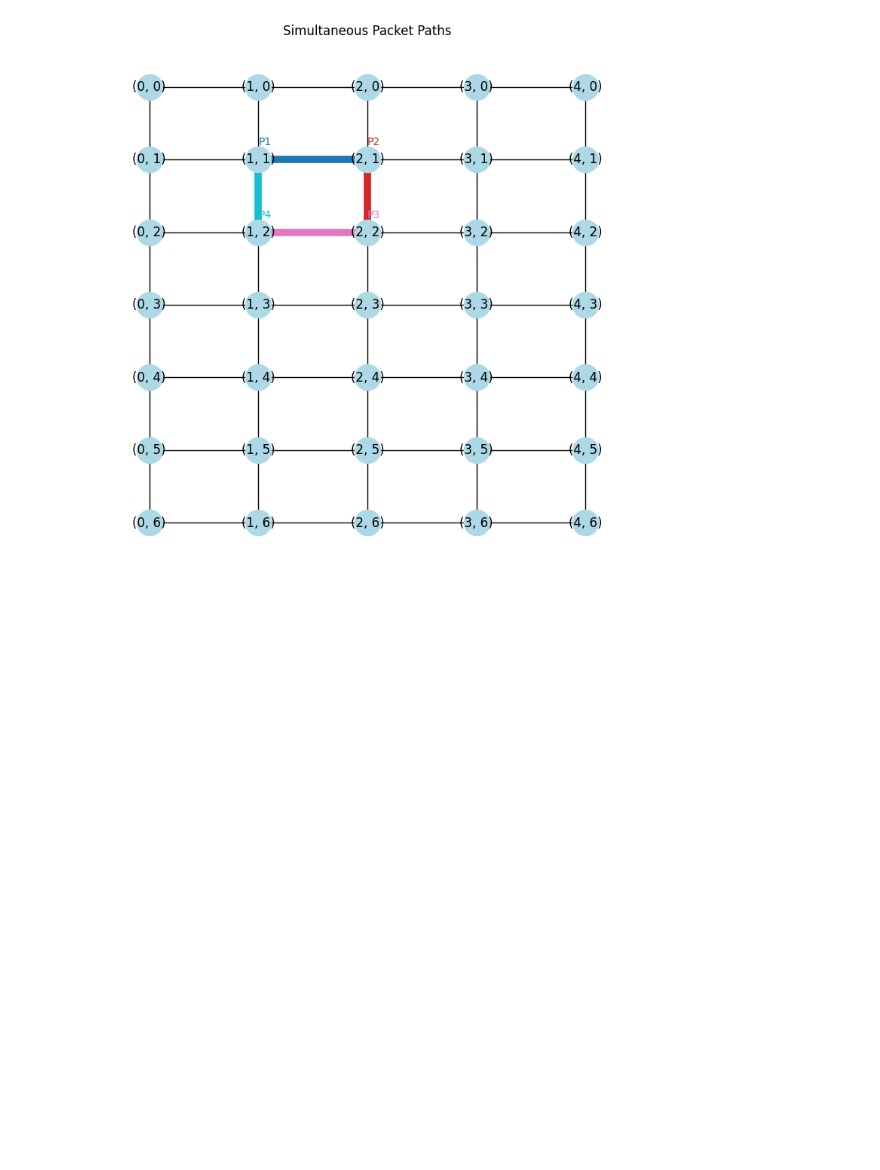
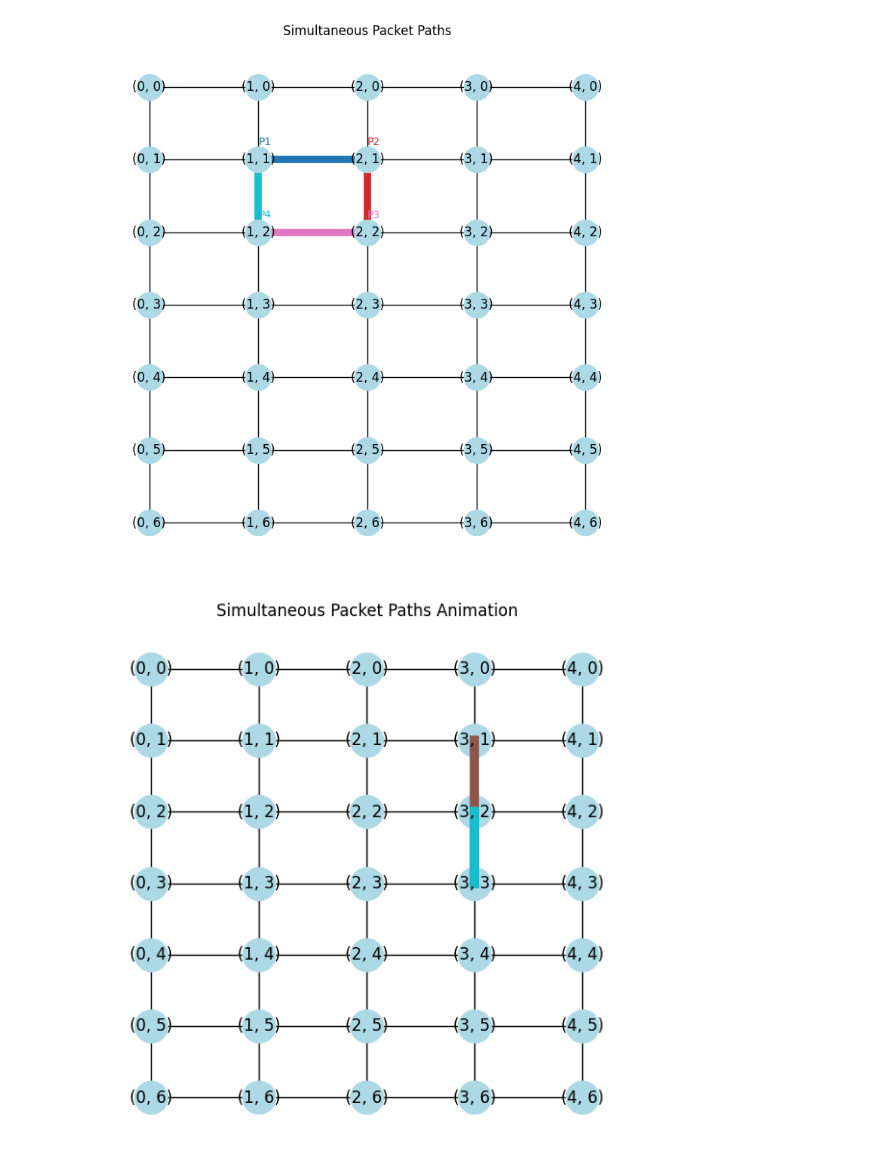
Before and after one commit to kazeric/Visualising_routing_in_Parallel_systems, a Jupyter notebook: mesh_xy.ipynb, the cells around one changed output. Drawn from its saved outputs; the diff is of its cells as text; code cells hidden in the pictures; blank space fills up the shorter version.

```diff
--- a/mesh_xy.ipynb
+++ b/mesh_xy.ipynb
@@ -170,37 +169,39 @@ def animate_packet_paths(G, positions, packet_paths, title="Simultaneous Packet
     # Prepare a list of line objects (for each packet)
     lines = []
     for i in range(len(packet_paths)):
-        line, = ax.plot([], [], lw=2, color=colors(i))
+        line, = ax.plot([], [], lw=7, color=colors(i))
         lines.append(line)
 
     # Function to initialize the animation (optional)
     def init():
         for line in lines:
             line.set_data([], [])
         return lines
 
     # Update function for each frame
     def update(frame):
         for i, path in enumerate(packet_paths):
             if frame < len(path) - 1:
                 # Extract the start and end points of the current segment
                 x_values = [path[frame][0], path[frame + 1][0]]
-                y_values = [path[frame][1], path[frame + 1][1]]
+                y_values = [-path[frame][1], -path[frame + 1][1]]
 
                 # Update the packet line with new coordinates
                 lines[i].set_data(x_values, y_values)
 
         return lines
 
     # Set up the animation
     ani = animation.FuncAnimation(fig, update, frames=max(len(p) for p in packet_paths),
                                   init_func=init, blit=True, interval=interval)
     ani.save("packets.mp4", writer='ffmpeg')
 
     plt.title(title)
     plt.show()
 
 # Example usage:
 # Simulate some packet paths
-packet_paths = [xy_routing((0, 0), (3, 3)), xy_routing((0, 0), (3, 2)), xy_routing((1, 1), (3, 3))]
+packet_paths = [xy_routing((0, 0), (3, 3)), xy_routing((0, 1), (3, 2)), xy_routing((1, 1), (3, 3))]
 animate_packet_paths(G, positions, packet_paths, interval=500)
+# %% [output]
+[figure, added]
```
Also changed, not shown: parts of 4 cells of this notebook.
